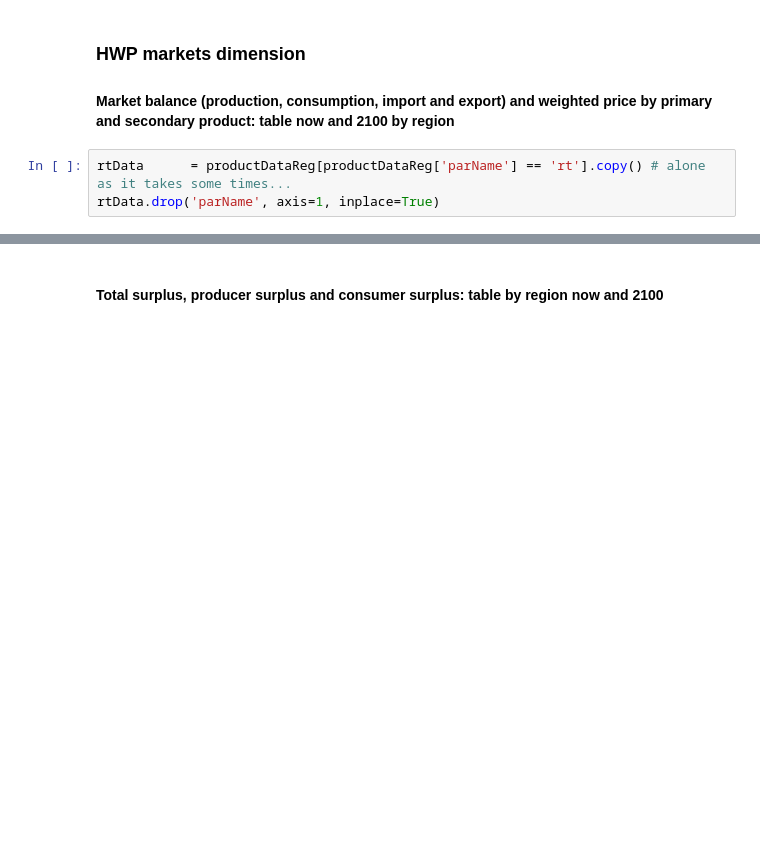
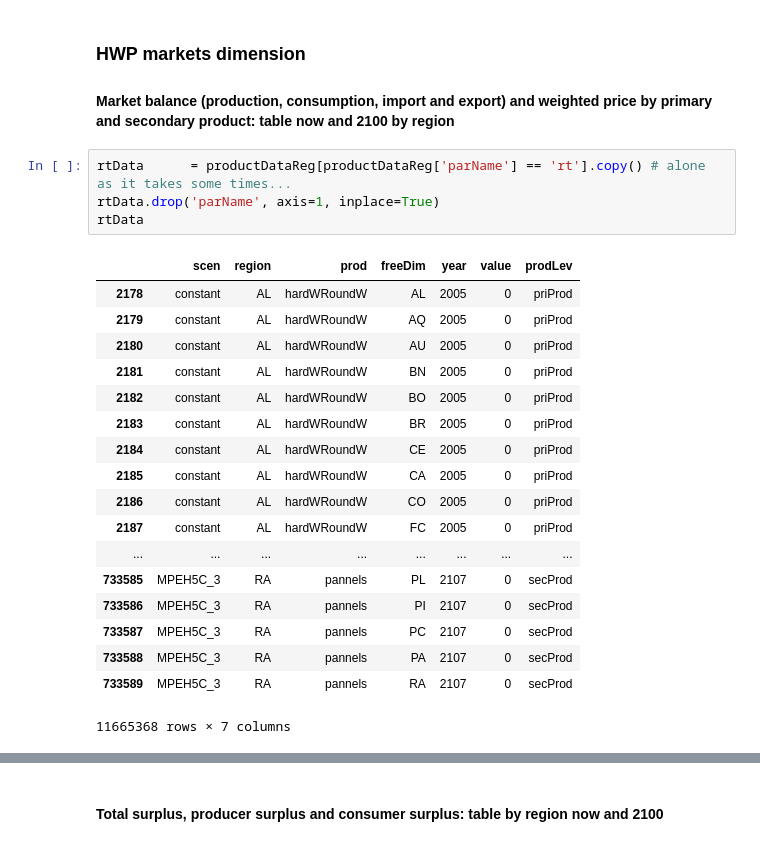
Before and after one commit to LEFNancy/ffsm_pp, a Jupyter notebook: 00_private/2015_oracle/data/output/parser_oracle.ipynb, the cells around one changed output, grey strips where cells are left out. Cells and saved outputs as stored; diff of their text form; blank space fills up the shorter version.

```diff
--- a/00_private/2015_oracle/data/output/parser_oracle.ipynb
+++ b/00_private/2015_oracle/data/output/parser_oracle.ipynb
@@ -600,6 +600,26 @@ Coniferous  & 143.42 &  95.20 &  69.86 &  69.21 &  69.59 \\
 # %%
 rtData      = productDataReg[productDataReg['parName'] == 'rt'].copy() # alone as it takes some times...
 rtData.drop('parName', axis=1, inplace=True)
+rtData
+# %% [output]
+|  | scen | region | prod | freeDim | year | value | prodLev |
+| 2178 | constant | AL | hardWRoundW | AL | 2005 | 0 | priProd |
+| 2179 | constant | AL | hardWRoundW | AQ | 2005 | 0 | priProd |
+| 2180 | constant | AL | hardWRoundW | AU | 2005 | 0 | priProd |
+| 2181 | constant | AL | hardWRoundW | BN | 2005 | 0 | priProd |
+| 2182 | constant | AL | hardWRoundW | BO | 2005 | 0 | priProd |
+| 2183 | constant | AL | hardWRoundW | BR | 2005 | 0 | priProd |
+| 2184 | constant | AL | hardWRoundW | CE | 2005 | 0 | priProd |
+| 2185 | constant | AL | hardWRoundW | CA | 2005 | 0 | priProd |
+| 2186 | constant | AL | hardWRoundW | CO | 2005 | 0 | priProd |
+| 2187 | constant | AL | hardWRoundW | FC | 2005 | 0 | priProd |
+| ... | ... | ... | ... | ... | ... | ... | ... |
+| 733585 | MPEH5C_3 | RA | pannels | PL | 2107 | 0 | secProd |
+| 733586 | MPEH5C_3 | RA | pannels | PI | 2107 | 0 | secProd |
+| 733587 | MPEH5C_3 | RA | pannels | PC | 2107 | 0 | secProd |
+| 733588 | MPEH5C_3 | RA | pannels | PA | 2107 | 0 | secProd |
+| 733589 | MPEH5C_3 | RA | pannels | RA | 2107 | 0 | secProd |
+11665368 rows × 7 columns
 # %%
 rtData_a1b = rtData[rtData['scen'].isin(scenarios_a1b)]
 rtData_a1b = rtData_a1b[rtData_a1b['year'].isin([2015,2100])]
```
Also changed, not shown: parts of 1 cell of this notebook, 10 other files.
